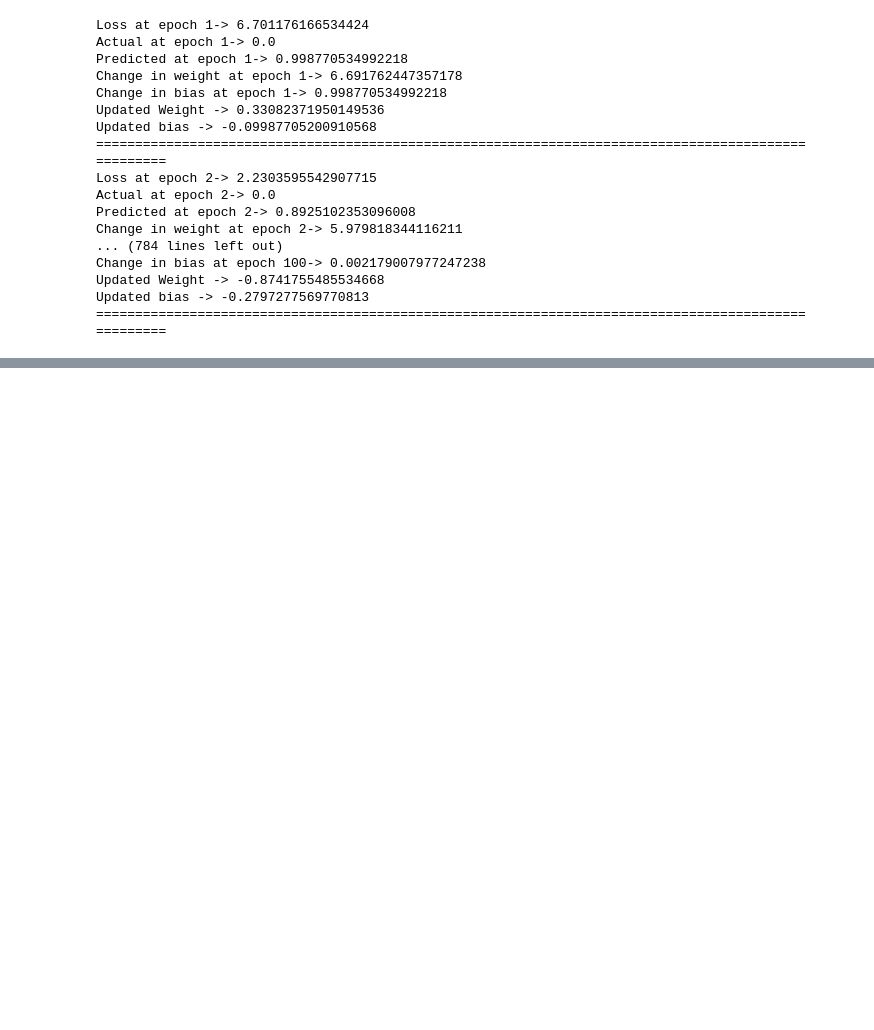
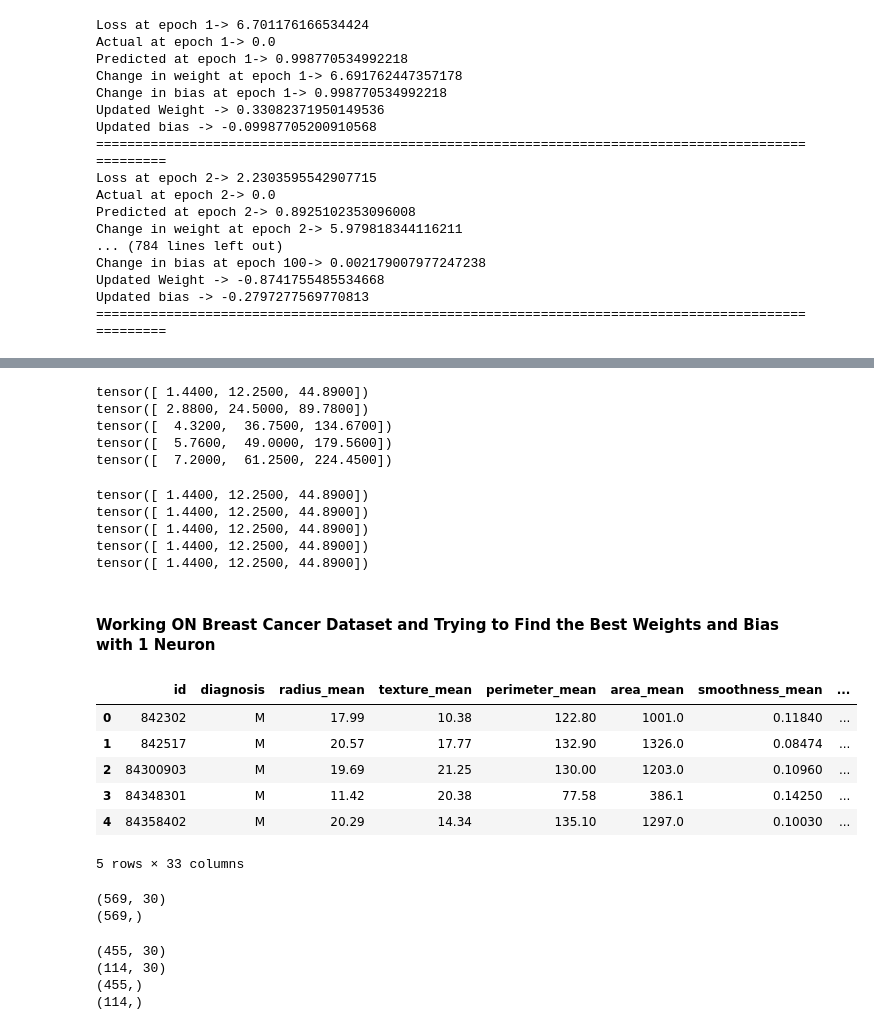
Before and after one commit to pradhumansoni/Deep_learning_in_ComputerVision, a Jupyter notebook: Pytorch_Course/notebooks/2.autograd.ipynb, the cells around one changed output, grey strips where cells are left out. Cells and saved outputs as stored; diff of their text form; code cells hidden in the pictures; blank space fills up the shorter version.

Commit message:
learned how to perform entire backpropagation and forward pass from scratch on multi column dataset

```diff
--- a/Pytorch_Course/notebooks/2.autograd.ipynb
+++ b/Pytorch_Course/notebooks/2.autograd.ipynb
@@ -215,0 +256,31 @@ Updated bias -> -0.09987705200910568
+# %%
+for i in range(5):
+    y = (x**3).mean()
+
+    y.backward()
+
+    print(x.grad) # Wrong loop usage
+# %% [output]
+tensor([ 1.4400, 12.2500, 44.8900])
+tensor([ 2.8800, 24.5000, 89.7800])
+tensor([  4.3200,  36.7500, 134.6700])
+tensor([  5.7600,  49.0000, 179.5600])
+tensor([  7.2000,  61.2500, 224.4500])
+# %%
+for i in range(5):
+
+    y = (x**3).mean()    # New graph EVERYTIME WE RUN THE LOOP
+
+    y.backward()
+
+    print(x.grad)
+
+    x.grad.zero_()
+# %% [output]
+tensor([ 1.4400, 12.2500, 44.8900])
+tensor([ 1.4400, 12.2500, 44.8900])
+tensor([ 1.4400, 12.2500, 44.8900])
+tensor([ 1.4400, 12.2500, 44.8900])
+tensor([ 1.4400, 12.2500, 44.8900])
+# %% [markdown]
+#### Working ON Breast Cancer Dataset and Trying to Find the Best Weights and Bias with 1 Neuron
@@ -215,0 +294,32 @@ Updated bias -> -0.09987705200910568
+# %%
+# import the data
+df = pd.read_csv("breast_cancer.csv")
+df.head()
+# %% [output]
+|  | id | diagnosis | radius_mean | texture_mean | perimeter_mean | area_mean | smoothness_mean | ... |
+| 0 | 842302 | M | 17.99 | 10.38 | 122.80 | 1001.0 | 0.11840 | ... |
+| 1 | 842517 | M | 20.57 | 17.77 | 132.90 | 1326.0 | 0.08474 | ... |
+| 2 | 84300903 | M | 19.69 | 21.25 | 130.00 | 1203.0 | 0.10960 | ... |
+| 3 | 84348301 | M | 11.42 | 20.38 | 77.58 | 386.1 | 0.14250 | ... |
+| 4 | 84358402 | M | 20.29 | 14.34 | 135.10 | 1297.0 | 0.10030 | ... |
+5 rows × 33 columns
+# %%
+X = df.drop(['id','Unnamed: 32','diagnosis'] , axis = 1)
+y = df['diagnosis']
+
+print(X.shape)
+print(y.shape)
+# %% [output]
+(569, 30)
+(569,)
+# %%
+X_train,X_test,y_train,y_test = train_test_split(X,y,test_size=.2 , random_state=42)
+print(X_train.shape)
+print(X_test.shape)
+print(y_train.shape)
+print(y_test.shape)
+# %% [output]
+(455, 30)
+(114, 30)
+(455,)
+(114,)
```
Also changed, not shown: parts of 22 cells of this notebook, 1 other file.
